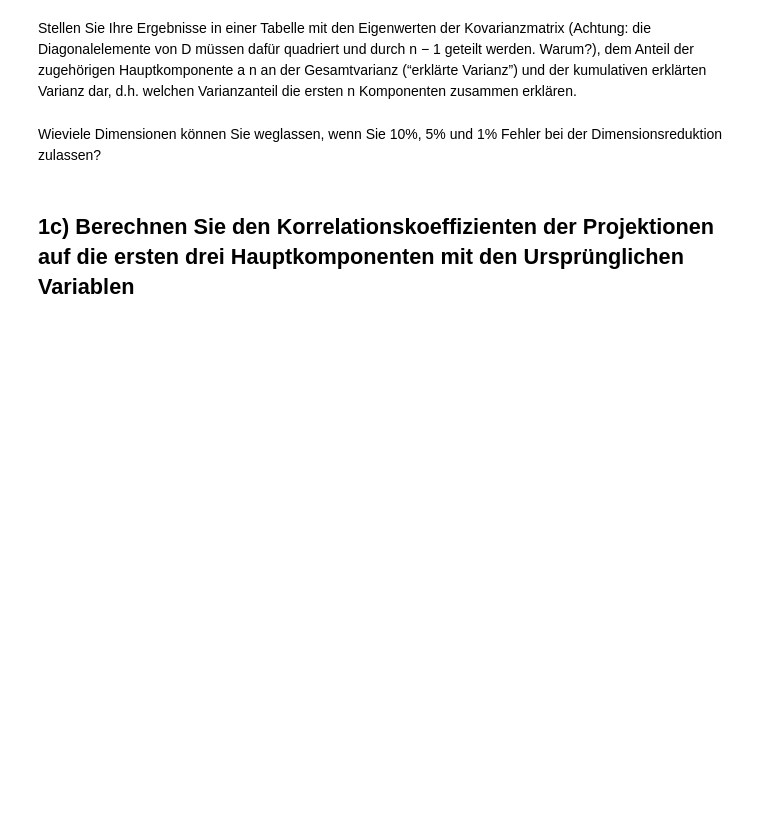
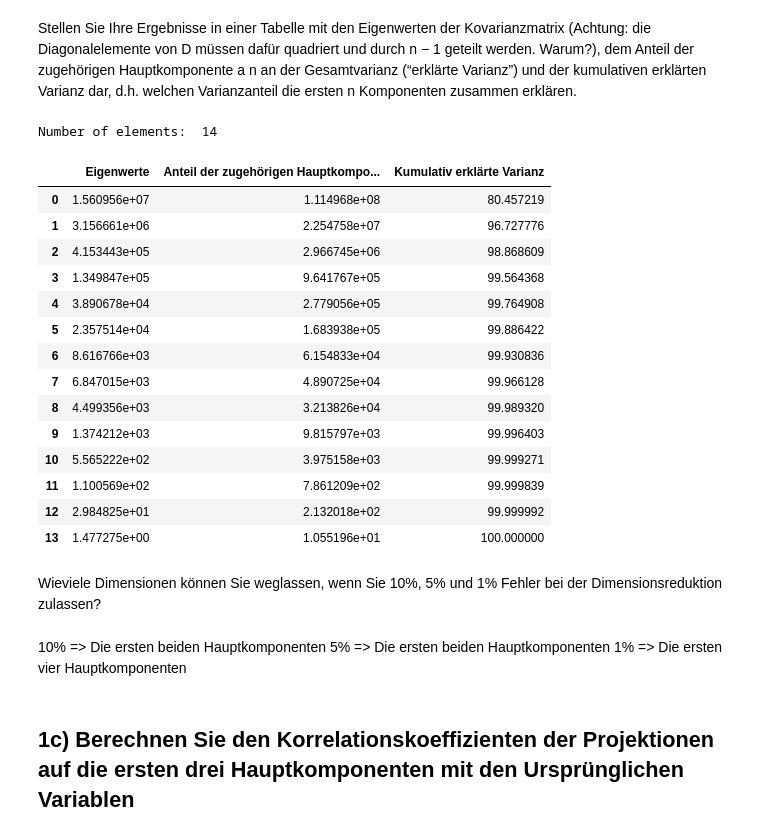
Before and after one commit to magoeke/htwg.machinelearning, a Jupyter notebook: 02/01_Hauptkomponentenanalyse.ipynb, the cells around one changed output. Drawn from its saved outputs; the diff is of its cells as text; code cells hidden in the pictures; blank space fills up the shorter version.

```diff
--- a/02/01_Hauptkomponentenanalyse.ipynb
+++ b/02/01_Hauptkomponentenanalyse.ipynb
@@ -122,6 +122,7 @@ UD.shape
 # %% [output]
 (506, 14)
 # %%
-d2 = D / len(D)-1
-d2
+d2 = D #/ len(D)-1
+eigenvalues = np.square(d2)
+eigenvalues
 # %% [output]
@@ -136,8 +139,44 @@ Stellen Sie Ihre Ergebnisse in einer Tabelle mit den Eigenwerten der Kovarianzma
 werden. Warum?), dem Anteil der zugehörigen Hauptkomponente a n an der Gesamtvarianz
 (“erklärte Varianz”) und der kumulativen erklärten Varianz dar, d.h. welchen Varianzanteil
 die ersten n Komponenten zusammen erklären.
+# %%
+number_of_elements = eigenvalues.size
+print("Number of elements: ", number_of_elements)
+
+func = np.vectorize(lambda x: x * (100 / number_of_elements))
+proportion = func(eigenvalues)
+
+cumulative = (proportion * 100.0 / proportion.sum()).cumsum()
+
+result_table = pd.concat([
+        pd.DataFrame(eigenvalues, columns=["Eigenwerte"]),
+        pd.DataFrame(proportion, columns=["Anteil der zugehörigen Hauptkomponente"]),
+        pd.DataFrame(cumulative, columns=["Kumulativ erklärte Varianz"])
+    ], axis=1)
+result_table
+# %% [output]
+Number of elements:  14
+|  | Eigenwerte | Anteil der zugehörigen Hauptkompo... | Kumulativ erklärte Varianz |
+| 0 | 1.560956e+07 | 1.114968e+08 | 80.457219 |
+| 1 | 3.156661e+06 | 2.254758e+07 | 96.727776 |
+| 2 | 4.153443e+05 | 2.966745e+06 | 98.868609 |
+| 3 | 1.349847e+05 | 9.641767e+05 | 99.564368 |
+| 4 | 3.890678e+04 | 2.779056e+05 | 99.764908 |
+| 5 | 2.357514e+04 | 1.683938e+05 | 99.886422 |
+| 6 | 8.616766e+03 | 6.154833e+04 | 99.930836 |
+| 7 | 6.847015e+03 | 4.890725e+04 | 99.966128 |
+| 8 | 4.499356e+03 | 3.213826e+04 | 99.989320 |
+| 9 | 1.374212e+03 | 9.815797e+03 | 99.996403 |
+| 10 | 5.565222e+02 | 3.975158e+03 | 99.999271 |
+| 11 | 1.100569e+02 | 7.861209e+02 | 99.999839 |
+| 12 | 2.984825e+01 | 2.132018e+02 | 99.999992 |
+| 13 | 1.477275e+00 | 1.055196e+01 | 100.000000 |
 # %% [markdown]
 Wieviele Dimensionen können Sie weglassen,
 wenn Sie 10%, 5% und 1% Fehler bei der Dimensionsreduktion zulassen?
+# %% [markdown]
+10% => Die ersten beiden Hauptkomponenten
+5% => Die ersten beiden Hauptkomponenten
+1% => Die ersten vier Hauptkomponenten
 # %% [markdown]
 ## 1c) Berechnen Sie den Korrelationskoeffizienten der Projektionen auf die ersten drei Hauptkomponenten mit den Ursprünglichen Variablen
```
Also changed, not shown: parts of 8 cells of this notebook.
